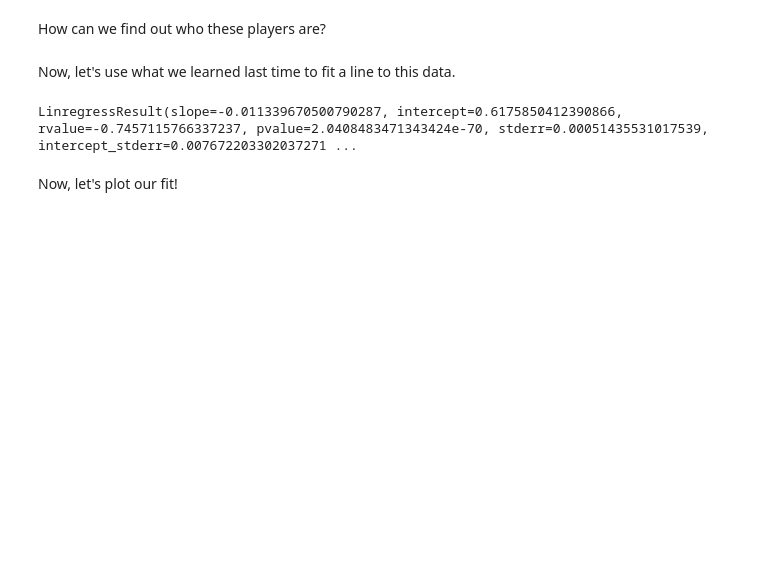
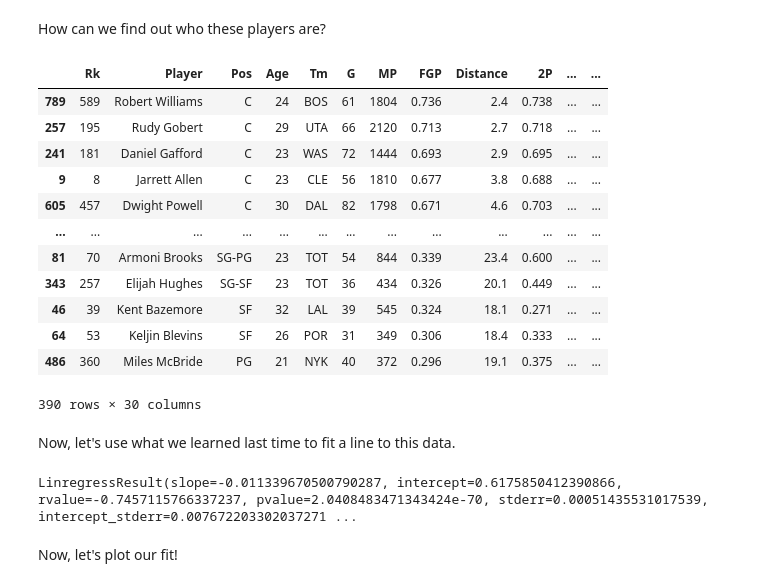
Before and after one commit to walipalmer/CFR-2024, a Jupyter notebook: module_stats/statistics4.ipynb, the cells around one changed output. Saved outputs shown, nothing was run; the diff lists cells and outputs as text; code cells hidden in the pictures; blank space fills up the shorter version.

```diff
--- a/module_stats/statistics4.ipynb
+++ b/module_stats/statistics4.ipynb
@@ -75,7 +90,21 @@ Text(0, 0.5, 'Field Goal Percentage')
 # %% [markdown]
 How can we find out who these players are?
 # %%
-nba_new.query('').query('')
+nba_new.sort_values('FGP', ascending=False)
+# %% [output]
+|  | Rk | Player | Pos | Age | Tm | G | MP | FGP | Distance | 2P | ... | ... |
+| 789 | 589 | Robert Williams | C | 24 | BOS | 61 | 1804 | 0.736 | 2.4 | 0.738 | ... | ... |
+| 257 | 195 | Rudy Gobert | C | 29 | UTA | 66 | 2120 | 0.713 | 2.7 | 0.718 | ... | ... |
+| 241 | 181 | Daniel Gafford | C | 23 | WAS | 72 | 1444 | 0.693 | 2.9 | 0.695 | ... | ... |
+| 9 | 8 | Jarrett Allen | C | 23 | CLE | 56 | 1810 | 0.677 | 3.8 | 0.688 | ... | ... |
+| 605 | 457 | Dwight Powell | C | 30 | DAL | 82 | 1798 | 0.671 | 4.6 | 0.703 | ... | ... |
+| ... | ... | ... | ... | ... | ... | ... | ... | ... | ... | ... | ... | ... |
+| 81 | 70 | Armoni Brooks | SG-PG | 23 | TOT | 54 | 844 | 0.339 | 23.4 | 0.600 | ... | ... |
+| 343 | 257 | Elijah Hughes | SG-SF | 23 | TOT | 36 | 434 | 0.326 | 20.1 | 0.449 | ... | ... |
+| 46 | 39 | Kent Bazemore | SF | 32 | LAL | 39 | 545 | 0.324 | 18.1 | 0.271 | ... | ... |
+| 64 | 53 | Keljin Blevins | SF | 26 | POR | 31 | 349 | 0.306 | 18.4 | 0.333 | ... | ... |
+| 486 | 360 | Miles McBride | PG | 21 | NYK | 40 | 372 | 0.296 | 19.1 | 0.375 | ... | ... |
+390 rows × 30 columns
 # %% [markdown]
 Now, let's use what we learned last time to fit a line to this data.
 # %%
```
Also changed, not shown: parts of 9 cells of this notebook, 2 other files.
